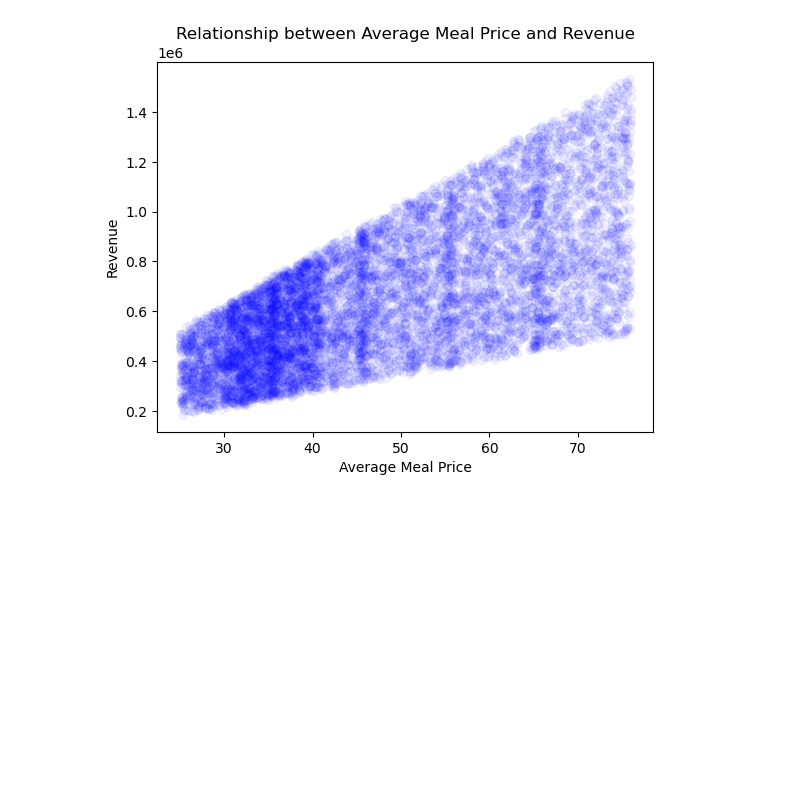
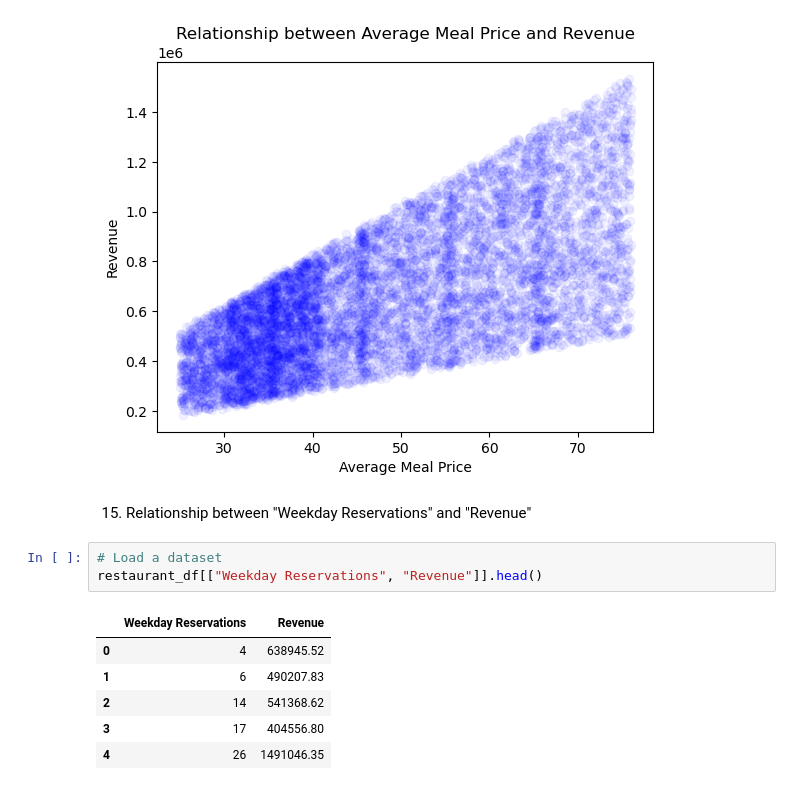
Before and after one commit to Dong-kyu-Kim/project1, a Jupyter notebook: restaurant_country.ipynb, the cells around one changed output. Cells and saved outputs as stored; diff of their text form; blank space fills up the shorter version.

```diff
--- a/restaurant_country.ipynb
+++ b/restaurant_country.ipynb
@@ -673,3 +673,15 @@ price_revenue_scatter_path = os.path.join("result_country", "price_revenue_scatt
 plt.savefig(price_revenue_scatter_path)
 # %% [output]
 [figure]
+# %% [markdown]
+15. Relationship between "Weekday Reservations" and "Revenue"
+# %%
+# Load a dataset
+restaurant_df[["Weekday Reservations", "Revenue"]].head()
+# %% [output]
+|  | Weekday Reservations | Revenue |
+| 0 | 4 | 638945.52 |
+| 1 | 6 | 490207.83 |
+| 2 | 14 | 541368.62 |
+| 3 | 17 | 404556.80 |
+| 4 | 26 | 1491046.35 |
```
Also changed, not shown: parts of 6 cells of this notebook, 11 other files.
